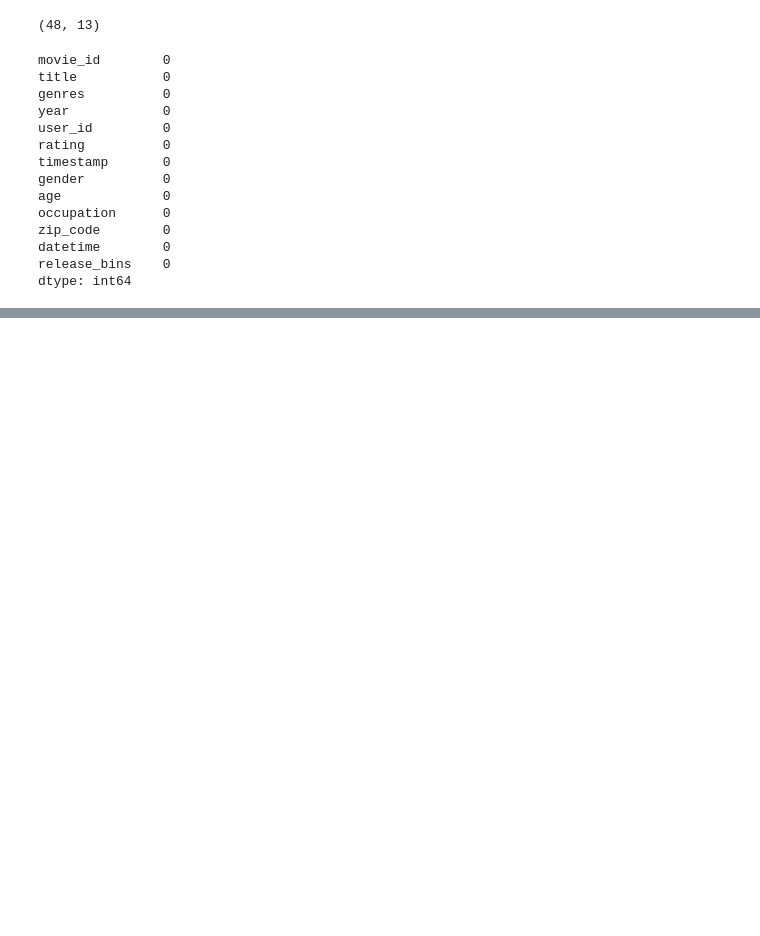
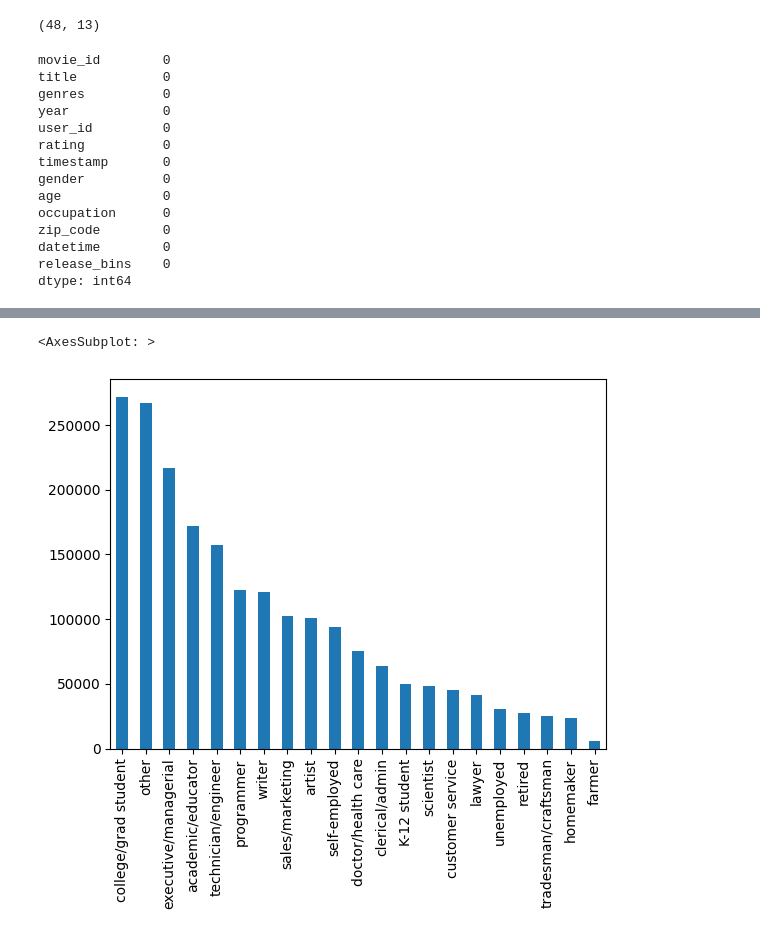
Before and after one commit to mahikshith/Zee-Recommender-System, a Jupyter notebook: Zee_recommender_system_mykee.ipynb, the cells around one changed output, grey strips where cells are left out. Cells and saved outputs as stored; diff of their text form; code cells hidden in the pictures; blank space fills up the shorter version.

```diff
--- a/Zee_recommender_system_mykee.ipynb
+++ b/Zee_recommender_system_mykee.ipynb
@@ -455,0 +554,6 @@ dtype: int64
+# %%
+# occupation
+mix_df["occupation"].value_counts().plot(kind='bar')
+# %% [output]
+<AxesSubplot: >
+[figure, added]
```
Also changed, not shown: parts of 52 cells of this notebook.
